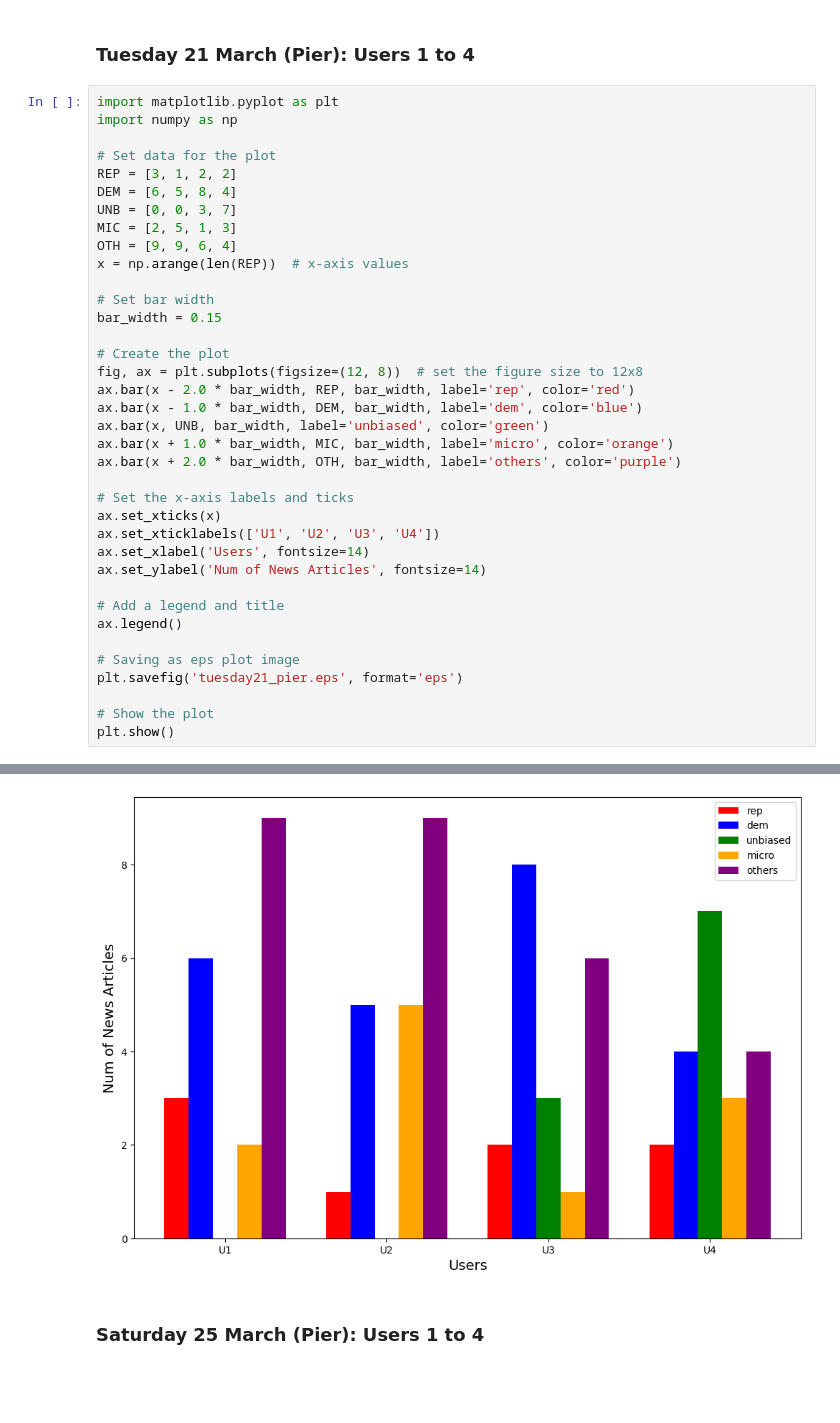
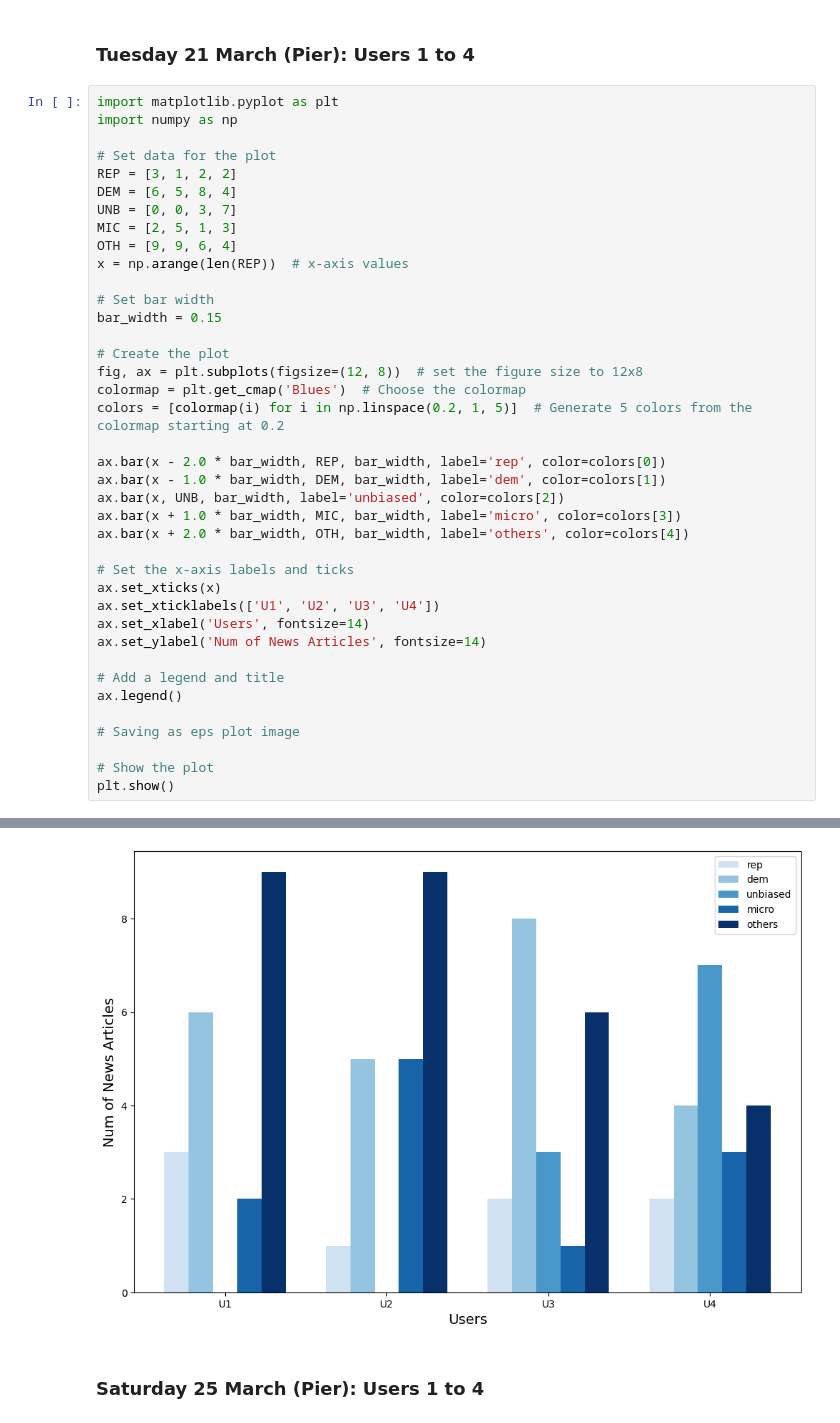
Before and after one commit to iamluirio/echo-chambers-news-aggregators, a Jupyter notebook: Code analysis/Analysis/newsRate_analysis.ipynb, the cells around one changed output, grey strips where cells are left out. Saved outputs shown, nothing was run; the diff lists cells and outputs as text; blank space fills up the shorter version.

```diff
--- a/Code analysis/Analysis/newsRate_analysis.ipynb
+++ b/Code analysis/Analysis/newsRate_analysis.ipynb
@@ -21,11 +21,14 @@ bar_width = 0.15
 
 # Create the plot
 fig, ax = plt.subplots(figsize=(12, 8))  # set the figure size to 12x8
-ax.bar(x - 2.0 * bar_width, REP, bar_width, label='rep', color='red')
-ax.bar(x - 1.0 * bar_width, DEM, bar_width, label='dem', color='blue')
-ax.bar(x, UNB, bar_width, label='unbiased', color='green')
-ax.bar(x + 1.0 * bar_width, MIC, bar_width, label='micro', color='orange')
-ax.bar(x + 2.0 * bar_width, OTH, bar_width, label='others', color='purple')
+colormap = plt.get_cmap('Blues')  # Choose the colormap
+colors = [colormap(i) for i in np.linspace(0.2, 1, 5)]  # Generate 5 colors from the colormap starting at 0.2
+
+ax.bar(x - 2.0 * bar_width, REP, bar_width, label='rep', color=colors[0])
+ax.bar(x - 1.0 * bar_width, DEM, bar_width, label='dem', color=colors[1])
+ax.bar(x, UNB, bar_width, label='unbiased', color=colors[2])
+ax.bar(x + 1.0 * bar_width, MIC, bar_width, label='micro', color=colors[3])
+ax.bar(x + 2.0 * bar_width, OTH, bar_width, label='others', color=colors[4])
 
 # Set the x-axis labels and ticks
 ax.set_xticks(x)
@@ -37,7 +40,6 @@ ax.set_ylabel('Num of News Articles', fontsize=14)
 ax.legend()
 
 # Saving as eps plot image
-plt.savefig('tuesday21_pier.eps', format='eps')
 
 # Show the plot
 plt.show()
@@ -46,4 +47,4 @@ The PostScript backend does not support transparency; partially transparent arti
-[figure, old version]
+[figure, new version]
 # %% [markdown]
 ### Saturday 25 March (Pier): Users 1 to 4
 # %%
```
Also changed, not shown: parts of 1 cell of this notebook.
